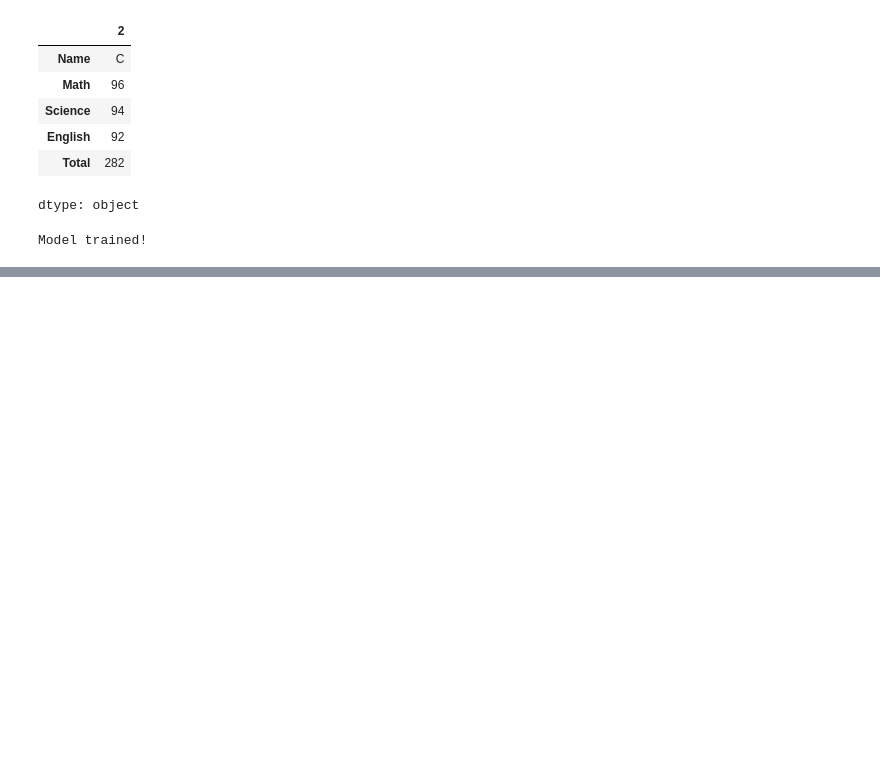
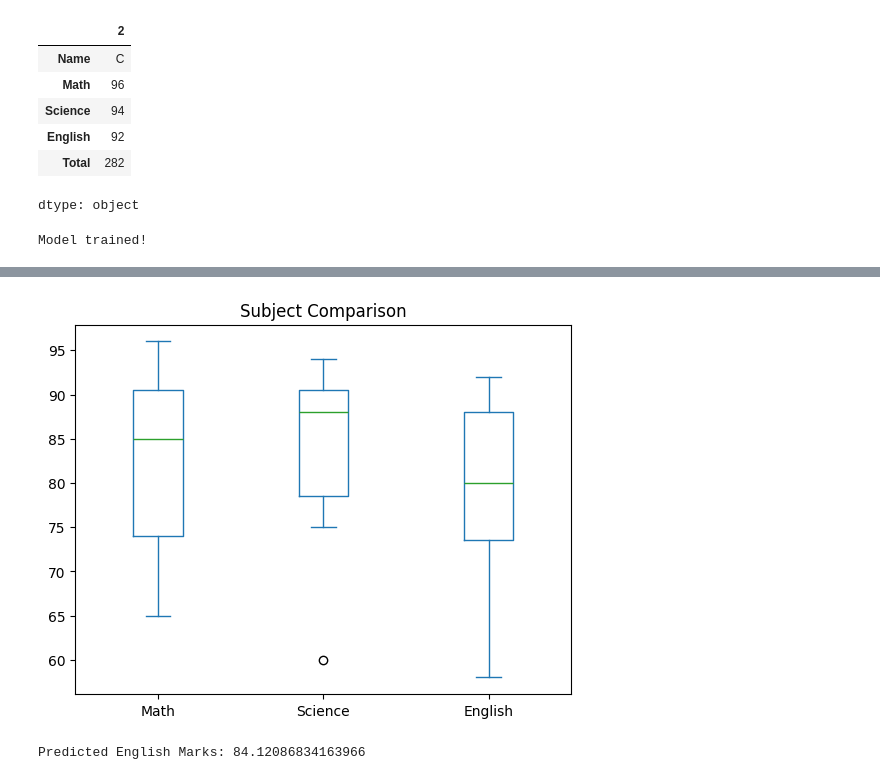
Before and after one commit to Palak1608/Data-Science-Lab-Work, a Jupyter notebook: Fun_Project/student_performance_analysis.ipynb, the cells around one changed output, grey strips where cells are left out. Cells and saved outputs as stored; diff of their text form; code cells hidden in the pictures; blank space fills up the shorter version.

```diff
--- a/Fun_Project/student_performance_analysis.ipynb
+++ b/Fun_Project/student_performance_analysis.ipynb
@@ -77,0 +120,10 @@ Model trained!
+# %%
+df[["Math", "Science", "English"]].plot(kind="box", title="Subject Comparison")
+plt.show()
+# %% [output]
+[figure, added]
+# %%
+prediction = model.predict([[85, 90]])
+print("Predicted English Marks:", prediction[0])
+# %% [output]
+Predicted English Marks: 84.12086834163966
```
Also changed, not shown: parts of 3 cells of this notebook.
